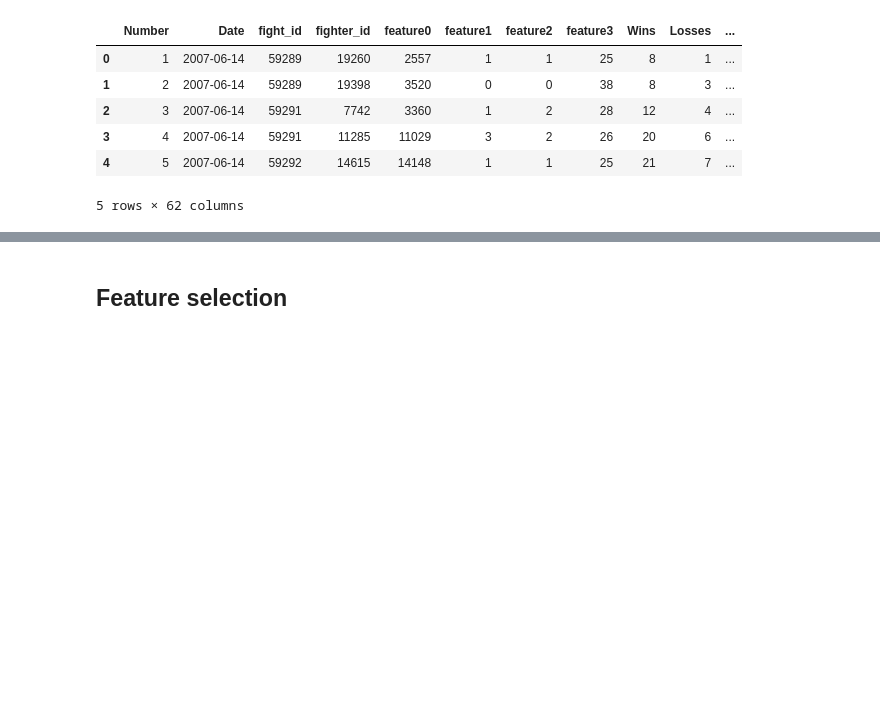
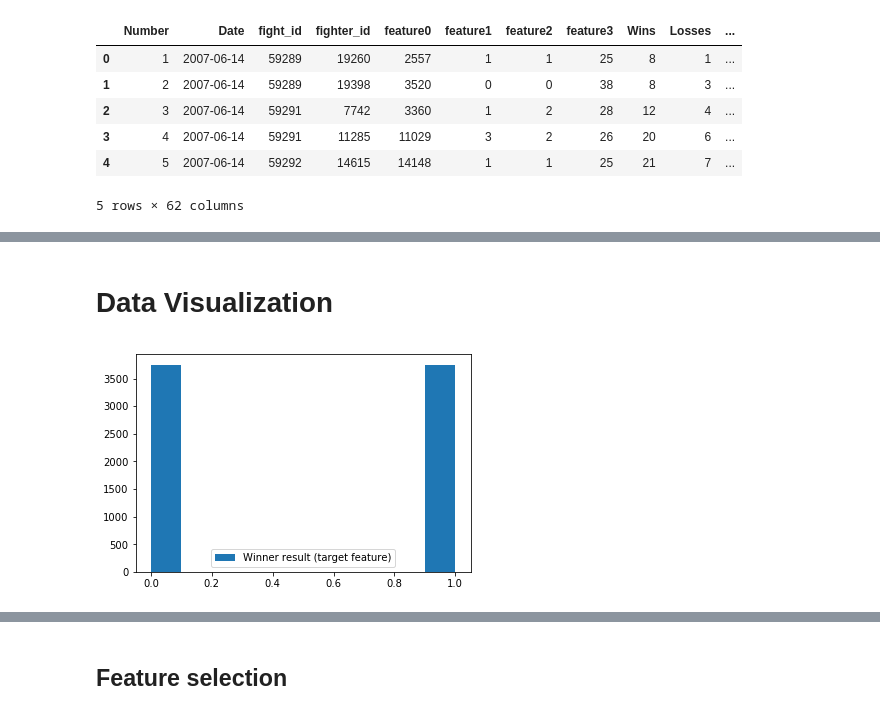
Before and after one commit to Aqice/Boxing-binary-classification-problem, a Jupyter notebook: Boxing.ipynb, the cells around one changed output, grey strips where cells are left out. Drawn from its saved outputs; the diff is of its cells as text; code cells hidden in the pictures; blank space fills up the shorter version.

Commit message:
Some code editing and more visualization

```diff
--- a/Boxing.ipynb
+++ b/Boxing.ipynb
@@ -34,0 +49,7 @@ Let's split date on year and month
+# %% [markdown]
+# Data Visualization
+# %%
+plt.hist(df['Winner Result'], label='Winner result (target feature)')
+plt.legend();
+# %% [output]
+[figure, added]
```
Also changed, not shown: parts of 46 cells of this notebook, 1 other file.
